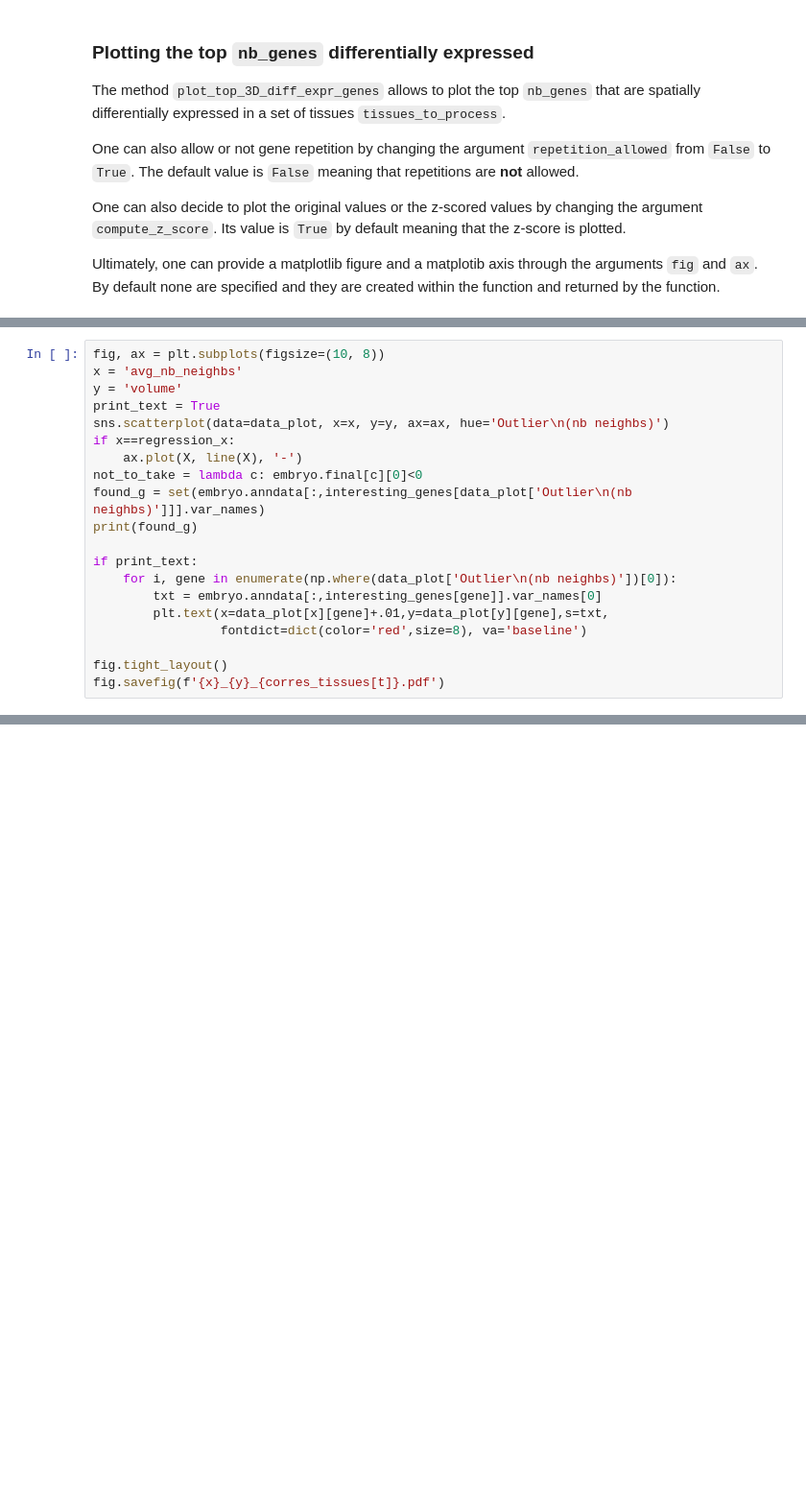
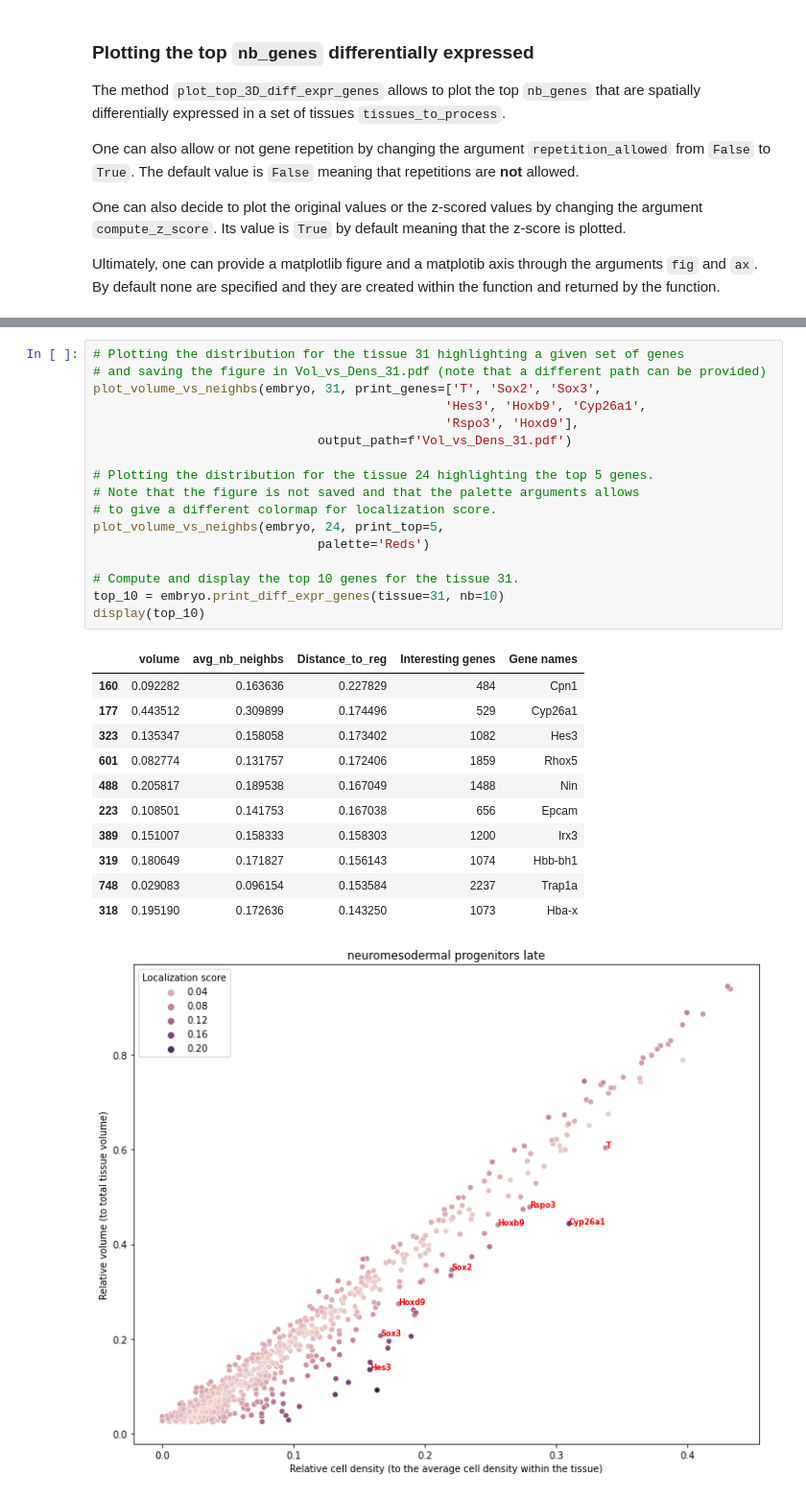
Before and after one commit to GuignardLab/sc3D, a Jupyter notebook: Spatial-differential-expression.ipynb, the cells around one changed output, grey strips where cells are left out. Shown at 96% size. Saved outputs shown, nothing was run; the diff lists cells and outputs as text; blank space fills up the shorter version.

```diff
--- a/Spatial-differential-expression.ipynb
+++ b/Spatial-differential-expression.ipynb
@@ -318,20 +109,0 @@ data_plot['Outlier\n(nb neighbs)'] = th_pos<data_plot['Distance_to_reg']
-# %%
-fig, ax = plt.subplots(figsize=(10, 8))
-x = 'avg_nb_neighbs'
-y = 'volume'
-print_text = True
-sns.scatterplot(data=data_plot, x=x, y=y, ax=ax, hue='Outlier\n(nb neighbs)')
-if x==regression_x:
-    ax.plot(X, line(X), '-')
-not_to_take = lambda c: embryo.final[c][0]<0
-found_g = set(embryo.anndata[:,interesting_genes[data_plot['Outlier\n(nb neighbs)']]].var_names)
-print(found_g)
-
-if print_text:
-    for i, gene in enumerate(np.where(data_plot['Outlier\n(nb neighbs)'])[0]):
-        txt = embryo.anndata[:,interesting_genes[gene]].var_names[0]
-        plt.text(x=data_plot[x][gene]+.01,y=data_plot[y][gene],s=txt,
-                 fontdict=dict(color='red',size=8), va='baseline')
-
-fig.tight_layout()
-fig.savefig(f'{x}_{y}_{corres_tissues[t]}.pdf')
@@ -339,0 +169,30 @@ sorted(found_g)
+# %%
+# Plotting the distribution for the tissue 31 highlighting a given set of genes
+# and saving the figure in Vol_vs_Dens_31.pdf (note that a different path can be provided)
+plot_volume_vs_neighbs(embryo, 31, print_genes=['T', 'Sox2', 'Sox3',
+                                               'Hes3', 'Hoxb9', 'Cyp26a1',
+                                               'Rspo3', 'Hoxd9'],
+                              output_path=f'Vol_vs_Dens_31.pdf')
+
+# Plotting the distribution for the tissue 24 highlighting the top 5 genes.
+# Note that the figure is not saved and that the palette arguments allows
+# to give a different colormap for localization score.
+plot_volume_vs_neighbs(embryo, 24, print_top=5,
+                              palette='Reds')
+
+# Compute and display the top 10 genes for the tissue 31.
+top_10 = embryo.print_diff_expr_genes(tissue=31, nb=10)
+display(top_10)
+# %% [output]
+|  | volume | avg_nb_neighbs | Distance_to_reg | Interesting genes | Gene names |
+| 160 | 0.092282 | 0.163636 | 0.227829 | 484 | Cpn1 |
+| 177 | 0.443512 | 0.309899 | 0.174496 | 529 | Cyp26a1 |
+| 323 | 0.135347 | 0.158058 | 0.173402 | 1082 | Hes3 |
+| 601 | 0.082774 | 0.131757 | 0.172406 | 1859 | Rhox5 |
+| 488 | 0.205817 | 0.189538 | 0.167049 | 1488 | Nin |
+| 223 | 0.108501 | 0.141753 | 0.167038 | 656 | Epcam |
+| 389 | 0.151007 | 0.158333 | 0.158303 | 1200 | Irx3 |
+| 319 | 0.180649 | 0.171827 | 0.156143 | 1074 | Hbb-bh1 |
+| 748 | 0.029083 | 0.096154 | 0.153584 | 2237 | Trap1a |
+| 318 | 0.195190 | 0.172636 | 0.143250 | 1073 | Hba-x |
+[figure, added]
```
Also changed, not shown: parts of 18 cells of this notebook, 1 other file.
